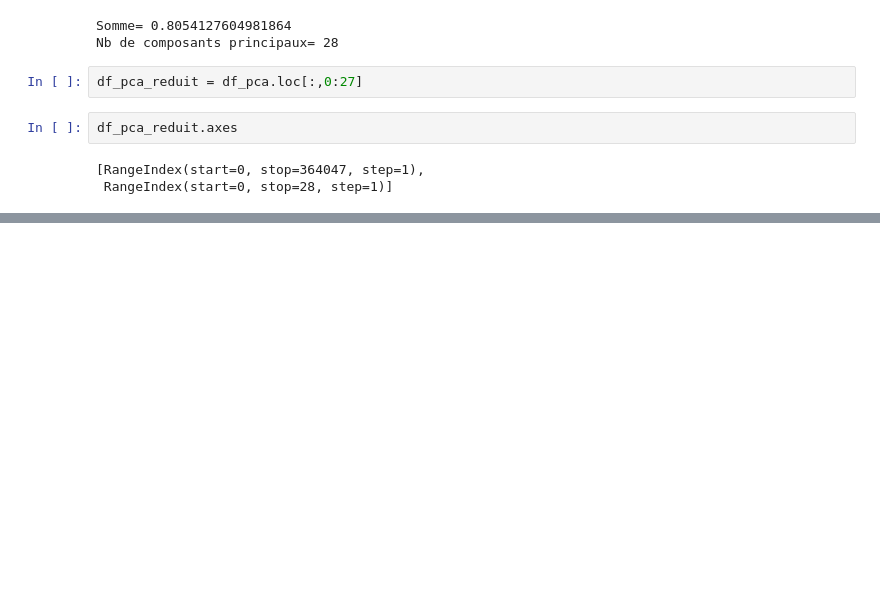
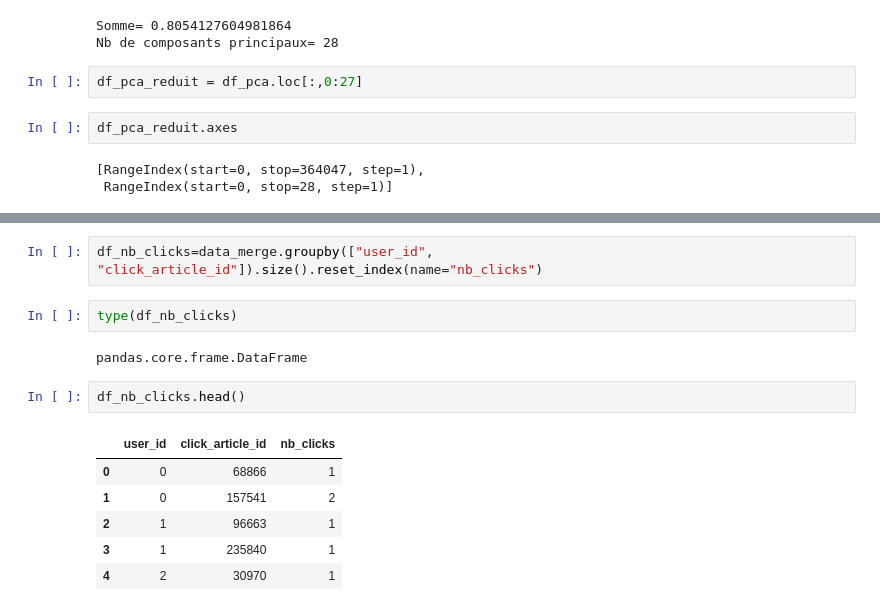
Before and after one commit to julien-IA/notebook_p9, a Jupyter notebook: P9.ipynb, the cells around one changed output, grey strips where cells are left out. Drawn from its saved outputs; the diff is of its cells as text; blank space fills up the shorter version.

```diff
--- a/P9.ipynb
+++ b/P9.ipynb
@@ -213,0 +263,15 @@ similar_items
+# %%
+df_nb_clicks=data_merge.groupby(["user_id", "click_article_id"]).size().reset_index(name="nb_clicks")
+# %%
+type(df_nb_clicks)
+# %% [output]
+pandas.core.frame.DataFrame
+# %%
+df_nb_clicks.head()
+# %% [output]
+|  | user_id | click_article_id | nb_clicks |
+| 0 | 0 | 68866 | 1 |
+| 1 | 0 | 157541 | 2 |
+| 2 | 1 | 96663 | 1 |
+| 3 | 1 | 235840 | 1 |
+| 4 | 2 | 30970 | 1 |
```
Also changed, not shown: parts of 20 cells of this notebook.
